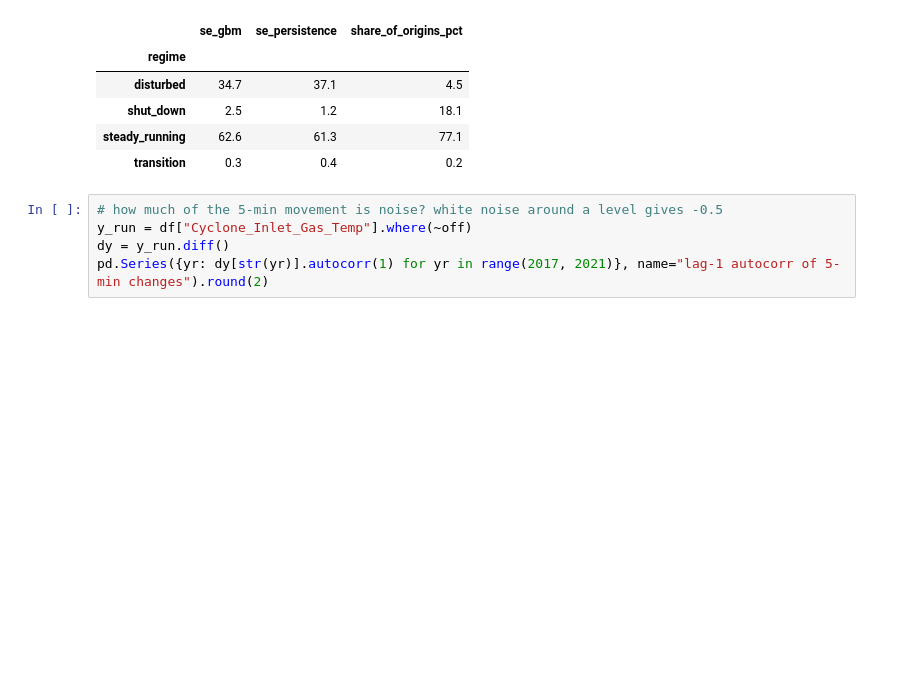
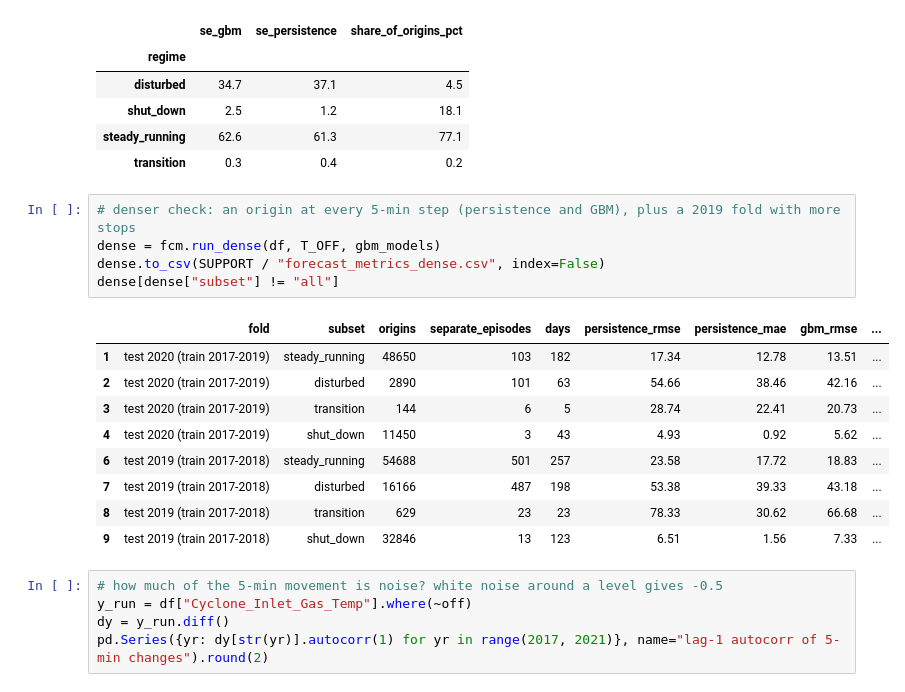
Before and after one commit to Janhwhy/exactspace-assignment, a Jupyter notebook: Task1/task1_analysis.ipynb, the cells around one changed output. Saved outputs shown, nothing was run; the diff lists cells and outputs as text; blank space fills up the shorter version.

```diff
--- a/Task1/task1_analysis.ipynb
+++ b/Task1/task1_analysis.ipynb
@@ -557,6 +649,21 @@ share = se.groupby("regime")[["se_gbm", "se_persistence"]].sum()
 | shut_down | 2.5 | 1.2 | 18.1 |
 | steady_running | 62.6 | 61.3 | 77.1 |
 | transition | 0.3 | 0.4 | 0.2 |
+# %%
+# denser check: an origin at every 5-min step (persistence and GBM), plus a 2019 fold with more stops
+dense = fcm.run_dense(df, T_OFF, gbm_models)
+dense.to_csv(SUPPORT / "forecast_metrics_dense.csv", index=False)
+dense[dense["subset"] != "all"]
+# %% [output]
+|  | fold | subset | origins | separate_episodes | days | persistence_rmse | persistence_mae | gbm_rmse | ... |
+| 1 | test 2020 (train 2017-2019) | steady_running | 48650 | 103 | 182 | 17.34 | 12.78 | 13.51 | ... |
+| 2 | test 2020 (train 2017-2019) | disturbed | 2890 | 101 | 63 | 54.66 | 38.46 | 42.16 | ... |
+| 3 | test 2020 (train 2017-2019) | transition | 144 | 6 | 5 | 28.74 | 22.41 | 20.73 | ... |
+| 4 | test 2020 (train 2017-2019) | shut_down | 11450 | 3 | 43 | 4.93 | 0.92 | 5.62 | ... |
+| 6 | test 2019 (train 2017-2018) | steady_running | 54688 | 501 | 257 | 23.58 | 17.72 | 18.83 | ... |
+| 7 | test 2019 (train 2017-2018) | disturbed | 16166 | 487 | 198 | 53.38 | 39.33 | 43.18 | ... |
+| 8 | test 2019 (train 2017-2018) | transition | 629 | 23 | 23 | 78.33 | 30.62 | 66.68 | ... |
+| 9 | test 2019 (train 2017-2018) | shut_down | 32846 | 13 | 123 | 6.51 | 1.56 | 7.33 | ... |
 # %%
 # how much of the 5-min movement is noise? white noise around a level gives -0.5
 y_run = df["Cyclone_Inlet_Gas_Temp"].where(~off)
```
Also changed, not shown: parts of 11 cells of this notebook, 31 other files.
